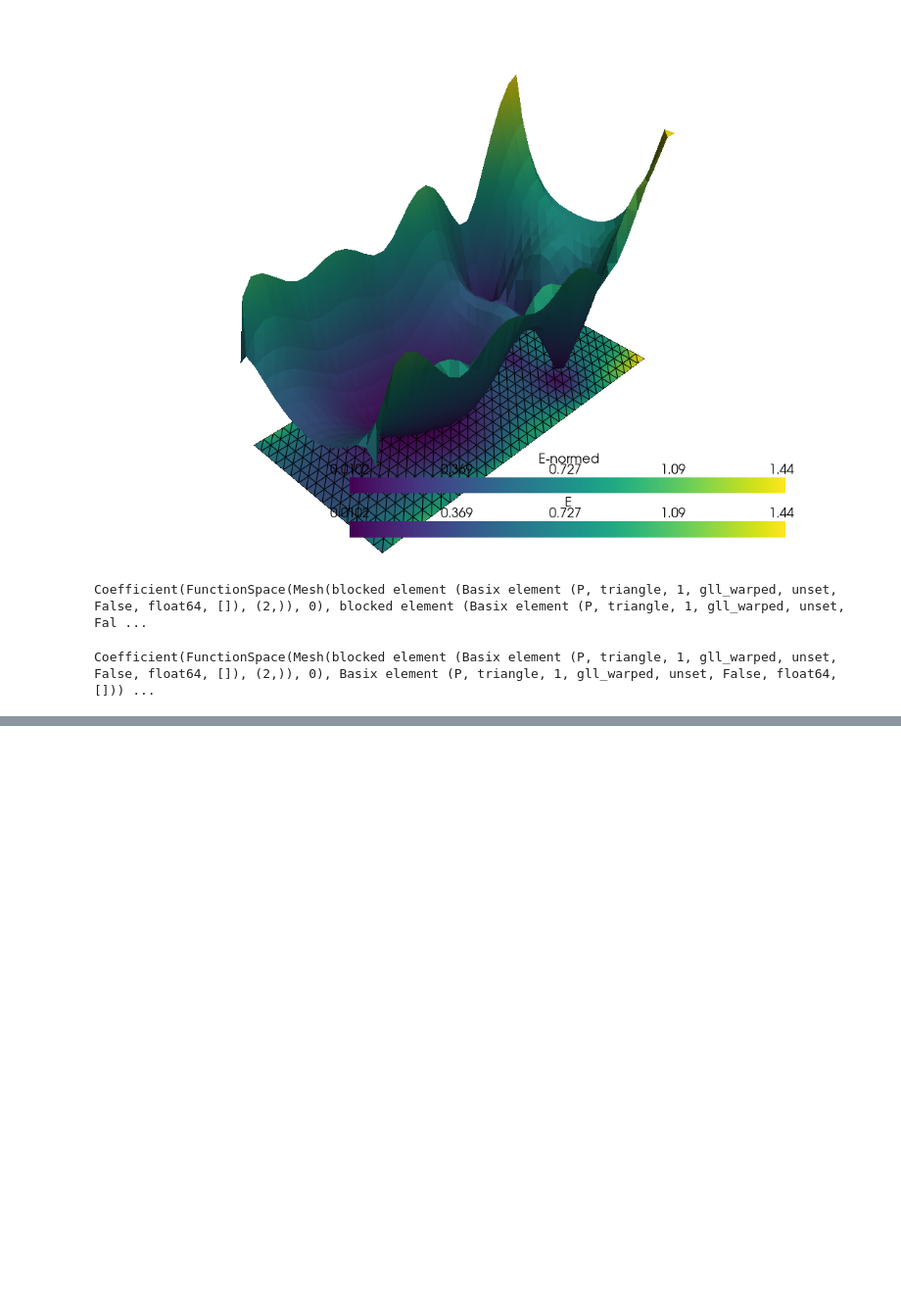
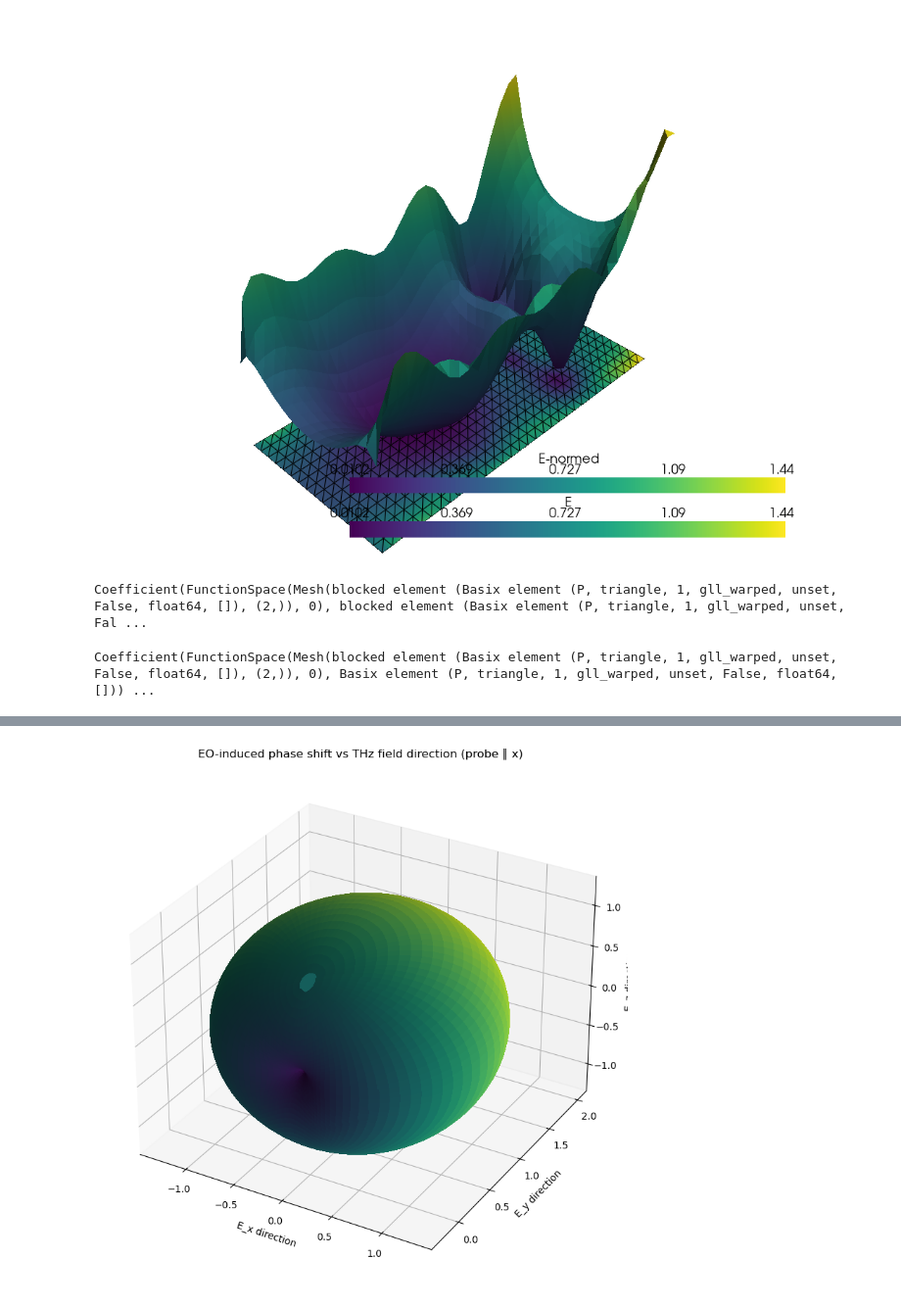
Before and after one commit to yuyouyou032/EFieldSim, a Jupyter notebook: ln_eo_sim.ipynb, the cells around one changed output, grey strips where cells are left out. Shown at 98% size. Cells and saved outputs as stored; diff of their text form; code cells hidden in the pictures; blank space fills up the shorter version.

```diff
--- a/ln_eo_sim.ipynb
+++ b/ln_eo_sim.ipynb
@@ -158,0 +147,9 @@ Coefficient(FunctionSpace(Mesh(blocked element (Basix element (P, triangle, 1, g
+# %%
+# Get the coordinates of the mesh nodes
+coords = E.function_space.mesh.geometry.x
+# Get the electric field values at each node
+E_values = E.x.array.reshape((-1, E.function_space.mesh.geometry.dim))
+
+# Print coordinates and corresponding E values
+for i, (pt, val) in enumerate(zip(coords, E_values)):
+    print(f"Node {i}: x = {pt}, E = {val}")
@@ -158,0 +335,60 @@ Coefficient(FunctionSpace(Mesh(blocked element (Basix element (P, triangle, 1, g
+# %%
+import numpy as np
+import matplotlib.pyplot as plt
+
+# EO coefficients for LiNbO3 in m/V
+r13 = 8.6e-12
+r33 = 30.8e-12
+r51 = 32.0e-12
+
+# Initialize full EO tensor r_ijk for 3x3x3 (i,j,k)
+r = np.zeros((3, 3, 3))
+
+# Assign nonzero components (x=0, y=1, z=2)
+r[2, 0, 0] = r13  # r_zxx
+r[2, 1, 1] = r13  # r_zyy
+r[2, 2, 2] = r33  # r_zzz
+r[1, 0, 1] = r51  # r_yxy
+r[1, 1, 0] = r51  # r_yyx
+r[0, 0, 1] = r51  # r_xxy
+r[0, 1, 0] = r51  # r_xyx
+
+# Define a grid of THz electric field directions on the unit sphere
+phi = np.linspace(0, 2 * np.pi, 100)
+theta = np.linspace(0, np.pi, 50)
+phi, theta = np.meshgrid(phi, theta)
+
+# Convert spherical to Cartesian: E_x, E_y, E_z
+Ex = np.sin(theta) * np.cos(phi)
+Ey = np.sin(theta) * np.sin(phi)
+Ez = np.cos(theta)
+
+# Probe polarization vector (e.g., linear along x)
+ep = np.array([1, 0, 0])
+
+# Compute Δphi for each field direction
+Delta_phi = np.zeros_like(Ex)
+for i in range(3):
+    for j in range(3):
+        for k in range(3):
+            Delta_phi += ep[i] * r[i, j, k] * ep[j] * (Ex * (k == 0) + Ey * (k == 1) + Ez * (k == 2))
+
+# Normalize for visualization
+Delta_phi_normalized = Delta_phi / np.max(np.abs(Delta_phi))
+
+# 3D surface plot on unit sphere
+x = Ex * (1 + Delta_phi_normalized)
+y = Ey * (1 + Delta_phi_normalized)
+z = Ez * (1 + Delta_phi_normalized)
+
+fig = plt.figure(figsize=(10, 8))
+ax = fig.add_subplot(111, projection='3d')
+surf = ax.plot_surface(x, y, z, facecolors=plt.cm.viridis((Delta_phi_normalized + 1) / 2), rstride=1, cstride=1, antialiased=False)
+ax.set_title("EO-induced phase shift vs THz field direction (probe ∥ x)")
+ax.set_xlabel("E_x direction")
+ax.set_ylabel("E_y direction")
+ax.set_zlabel("E_z direction")
+plt.tight_layout()
+plt.show()
+# %% [output]
+[figure, added]
```
Also changed, not shown: parts of 13 cells of this notebook, 8 other files.
